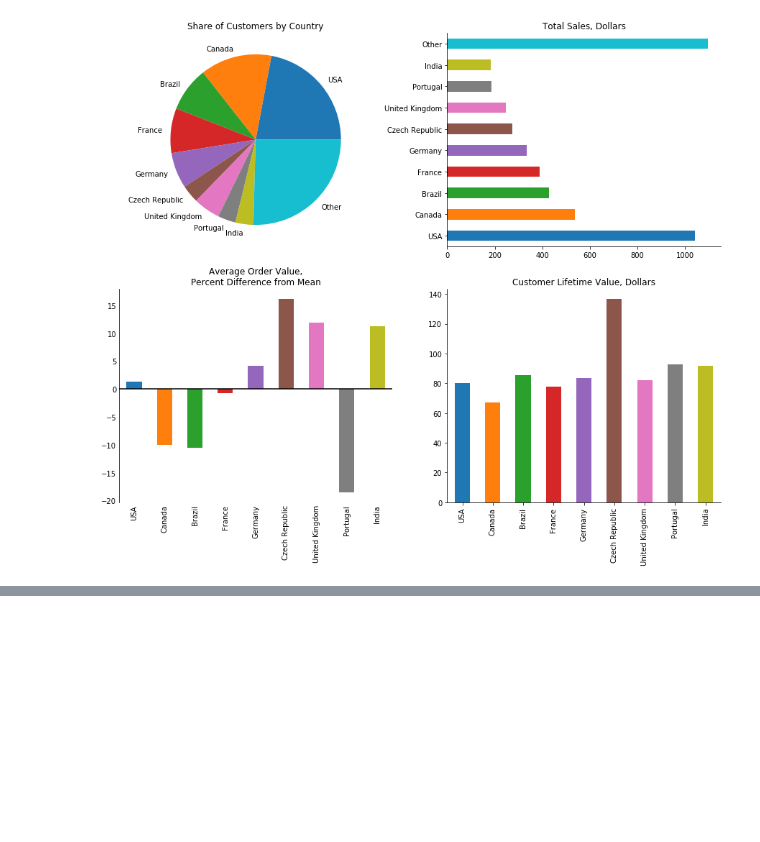
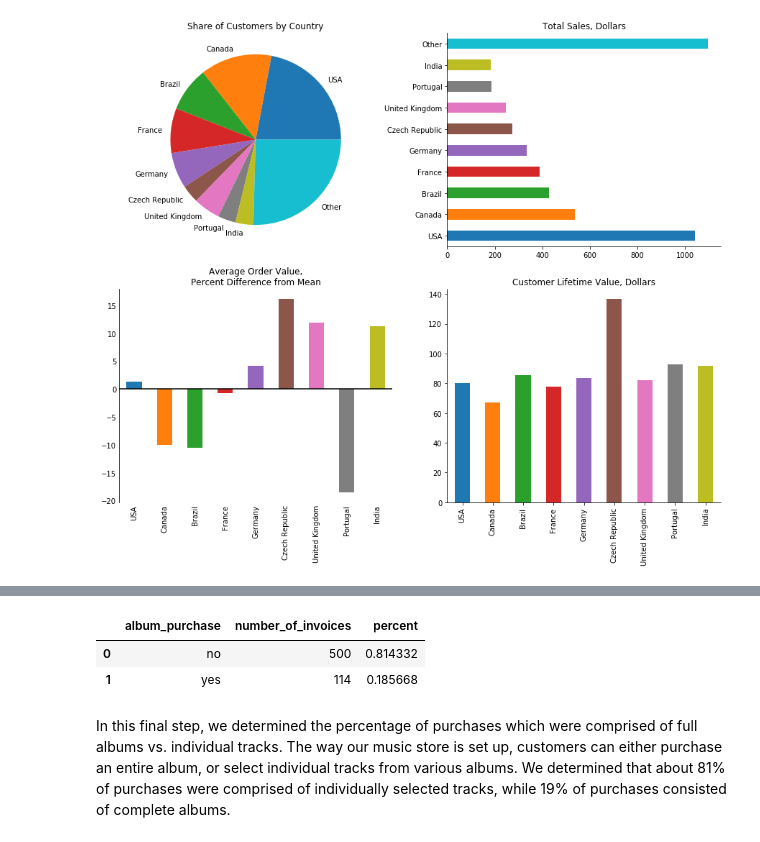
Before and after one commit to cfrisby/DataQuest_Projects, a Jupyter notebook: Answering Business Questions using SQL/Music_Store_SQL.ipynb, the cells around one changed output, grey strips where cells are left out. Drawn from its saved outputs; the diff is of its cells as text; code cells hidden in the pictures; blank space fills up the shorter version.

```diff
--- a/Answering Business Questions using SQL/Music_Store_SQL.ipynb
+++ b/Answering Business Questions using SQL/Music_Store_SQL.ipynb
@@ -265,0 +328,68 @@ plt.show()
+# %%
+albums_vs_tracks = '''
+    WITH invoice_first_track AS
+        (
+         SELECT
+             il.invoice_id invoice_id,
+             MIN(il.track_id) first_track_id
+         FROM invoice_line il
+         GROUP BY 1
+        )
+
+    SELECT
+        album_purchase,
+        COUNT(invoice_id) number_of_invoices,
+        CAST(COUNT(invoice_id) AS FLOAT) / (
+                                            SELECT COUNT(*)
+                                            FROM invoice
+                                           ) percent
+    FROM
+        (
+         SELECT
+             ifs.*,
+             CASE
+                 WHEN
+                     (
+                      SELECT t.track_id
+                      FROM track t
+                      WHERE t.album_id = (
+                                          SELECT t2.album_id
+                                          FROM track t2
+                                          WHERE t2.track_id=ifs.first_track_id
+                                         )
+                      EXCEPT
+
+                      SELECT il2.track_id
+                      FROM invoice_line il2
+                      WHERE il2.invoice_id=ifs.invoice_id
+                     ) IS NULL
+                AND
+                     (
+                      SELECT il2.track_id
+                      FROM invoice_line il2
+                      WHERE il2.invoice_id=ifs.invoice_id
+
+                      EXCEPT
+
+                      SELECT t.track_id
+                      FROM track t
+                      WHERE t.album_id = (
+                                          SELECT t2.album_id
+                                          FROM track t2
+                                          WHERE t2.track_id=ifs.first_track_id
+                                         )
+                     ) IS NULL
+                THEN "yes"
+                ELSE "no"
+            END AS album_purchase
+        FROM invoice_first_track ifs
+            )
+    GROUP BY album_purchase
+    '''
+run_query(albums_vs_tracks)
+# %% [output]
+|  | album_purchase | number_of_invoices | percent |
+| 0 | no | 500 | 0.814332 |
+| 1 | yes | 114 | 0.185668 |
+# %% [markdown]
+In this final step, we determined the percentage of purchases which were comprised of full albums vs. individual tracks. The way our music store is set up, customers can either purchase an entire album, or select individual tracks from various albums. We determined that about 81% of purchases were comprised of individually selected tracks, while 19% of purchases consisted of complete albums.
```
Also changed, not shown: parts of 12 cells of this notebook.
